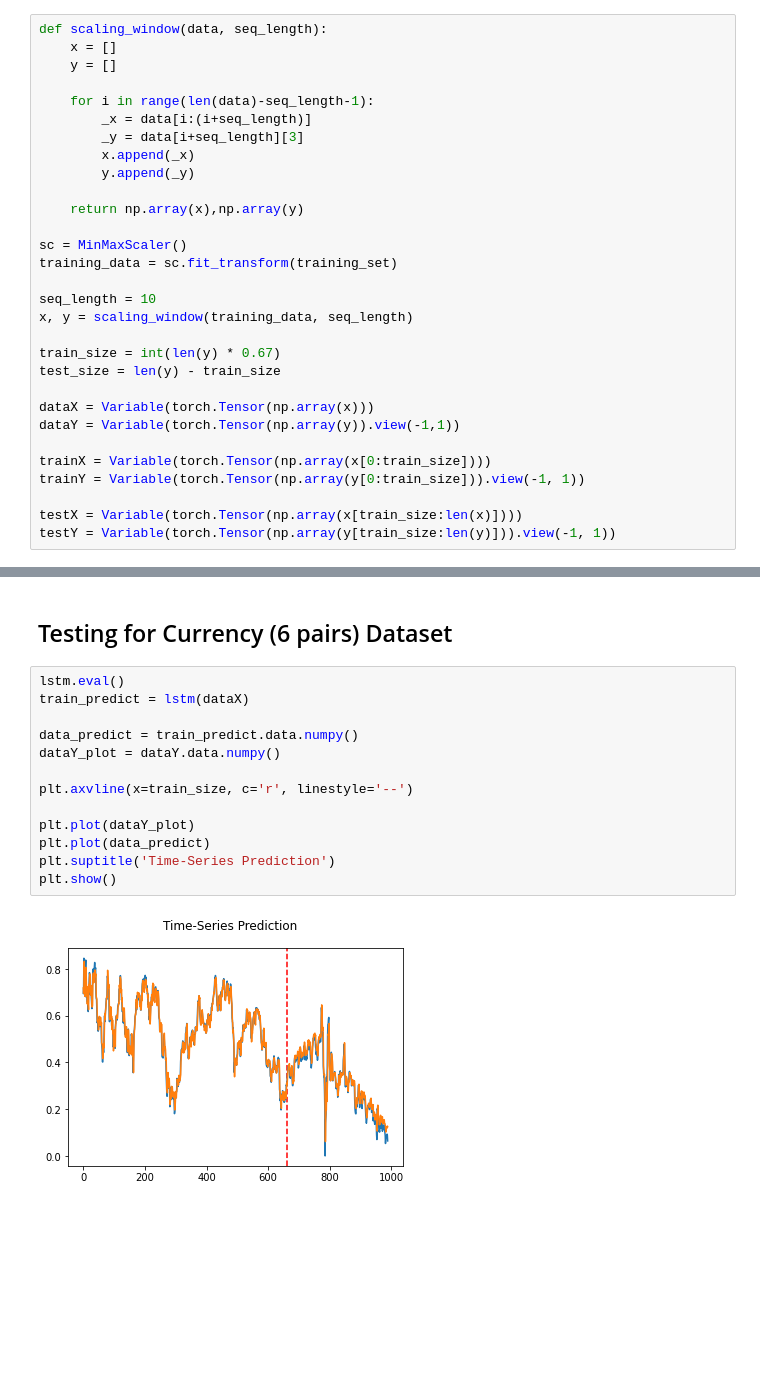
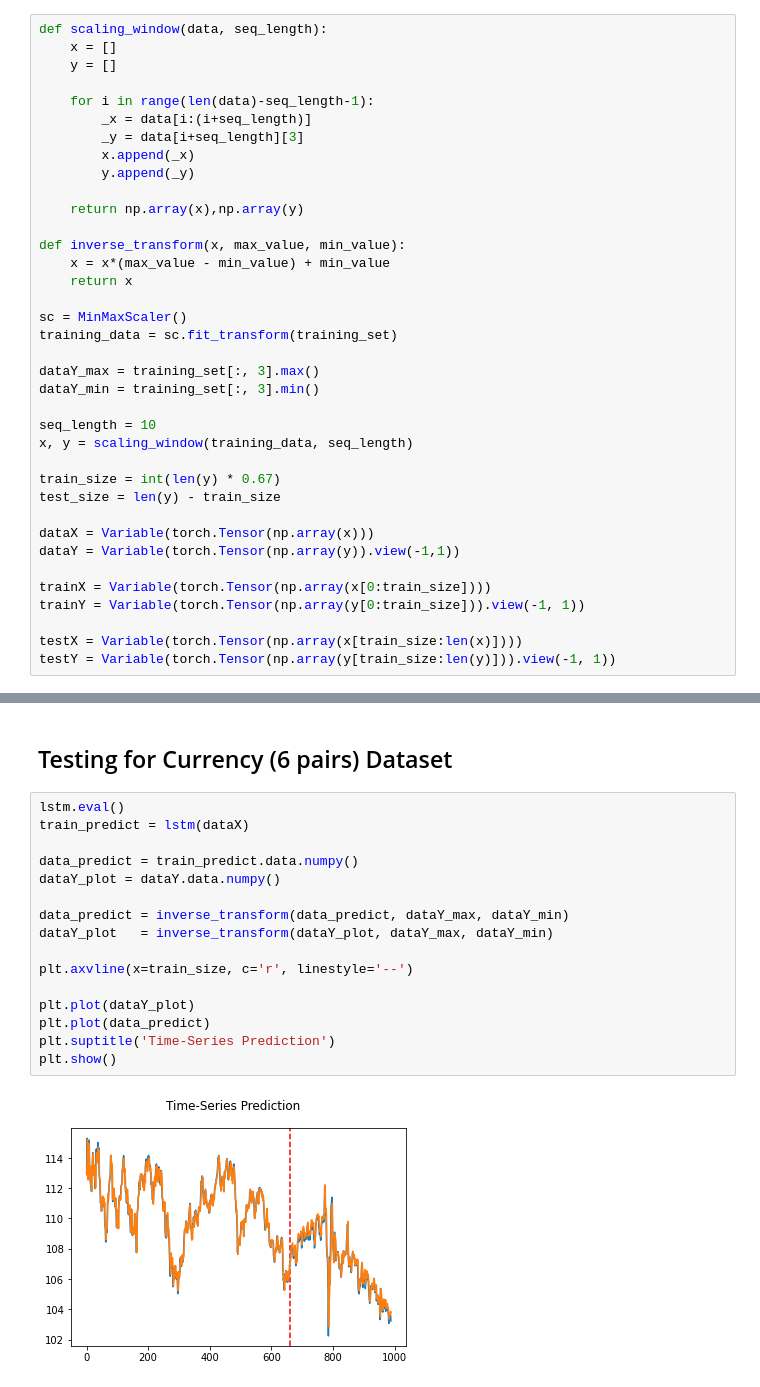
Before and after one commit to sgraphp/MachineLearning, a Jupyter notebook: lstm-time-series-pytorch.ipynb, the cells around one changed output, grey strips where cells are left out. Drawn from its saved outputs; the diff is of its cells as text; blank space fills up the shorter version.

```diff
--- a/lstm-time-series-pytorch.ipynb
+++ b/lstm-time-series-pytorch.ipynb
@@ -82,8 +82,15 @@ def scaling_window(data, seq_length):
 
     return np.array(x),np.array(y)
 
+def inverse_transform(x, max_value, min_value):
+    x = x*(max_value - min_value) + min_value
+    return x
+
 sc = MinMaxScaler()
 training_data = sc.fit_transform(training_set)
+
+dataY_max = training_set[:, 3].max()
+dataY_min = training_set[:, 3].min()
 
 seq_length = 10
 x, y = scaling_window(training_data, seq_length)
@@ -190,15 +197,18 @@ Epoch: 3000, loss: 0.00079
 # %%
 lstm.eval()
 train_predict = lstm(dataX)
 
 data_predict = train_predict.data.numpy()
 dataY_plot = dataY.data.numpy()
 
+data_predict = inverse_transform(data_predict, dataY_max, dataY_min)
+dataY_plot   = inverse_transform(dataY_plot, dataY_max, dataY_min)
+
 plt.axvline(x=train_size, c='r', linestyle='--')
 
 plt.plot(dataY_plot)
 plt.plot(data_predict)
 plt.suptitle('Time-Series Prediction')
 plt.show()
 # %% [output]
-[figure, old version]
+[figure, new version]
```
Also changed, not shown: parts of 1 cell of this notebook.
